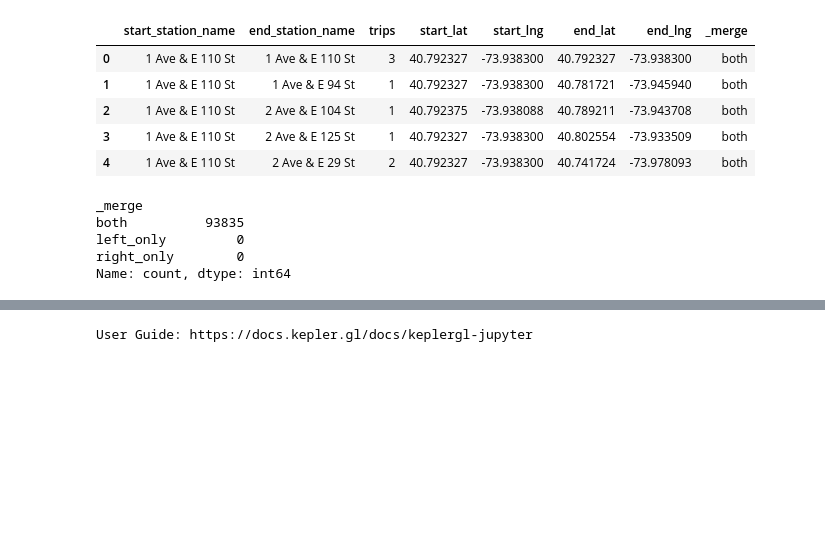
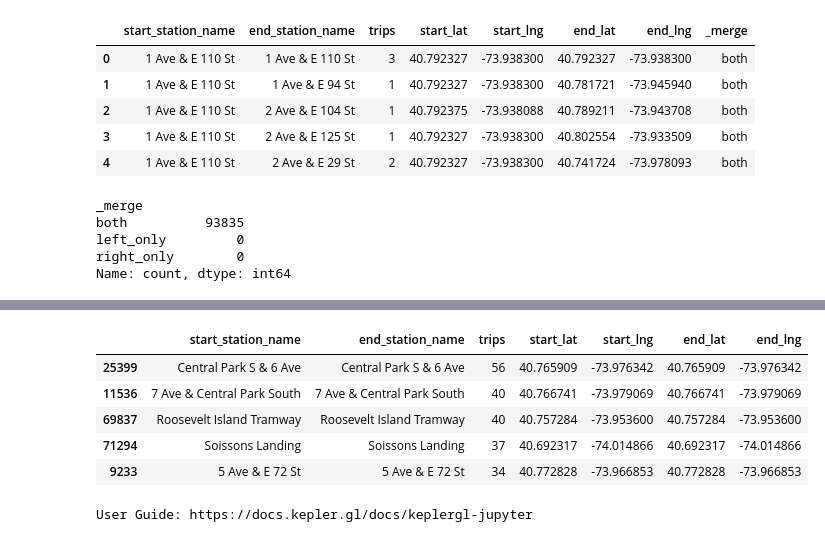
Before and after one commit to canamakay/New_York_Citibike_2022, a Jupyter notebook: Exercise 2.5 Advanced Geospatial Mapping .ipynb, the cells around one changed output, grey strips where cells are left out. Saved outputs shown, nothing was run; the diff lists cells and outputs as text; code cells hidden in the pictures; blank space fills up the shorter version.

```diff
--- a/Exercise 2.5 Advanced Geospatial Mapping .ipynb
+++ b/Exercise 2.5 Advanced Geospatial Mapping .ipynb
@@ -185,0 +197,11 @@ df_2.to_csv('station_coordinates_and_trips.csv')
+# %%
+top_100_trips=top_100_trips.drop(columns = ['_merge'])
+# %%
+top_100_trips.head()
+# %% [output]
+|  | start_station_name | end_station_name | trips | start_lat | start_lng | end_lat | end_lng |
+| 25399 | Central Park S & 6 Ave | Central Park S & 6 Ave | 56 | 40.765909 | -73.976342 | 40.765909 | -73.976342 |
+| 11536 | 7 Ave & Central Park South | 7 Ave & Central Park South | 40 | 40.766741 | -73.979069 | 40.766741 | -73.979069 |
+| 69837 | Roosevelt Island Tramway | Roosevelt Island Tramway | 40 | 40.757284 | -73.953600 | 40.757284 | -73.953600 |
+| 71294 | Soissons Landing | Soissons Landing | 37 | 40.692317 | -74.014866 | 40.692317 | -74.014866 |
+| 9233 | 5 Ave & E 72 St | 5 Ave & E 72 St | 34 | 40.772828 | -73.966853 | 40.772828 | -73.966853 |
```
Also changed, not shown: parts of 6 cells of this notebook, 9 other files.
